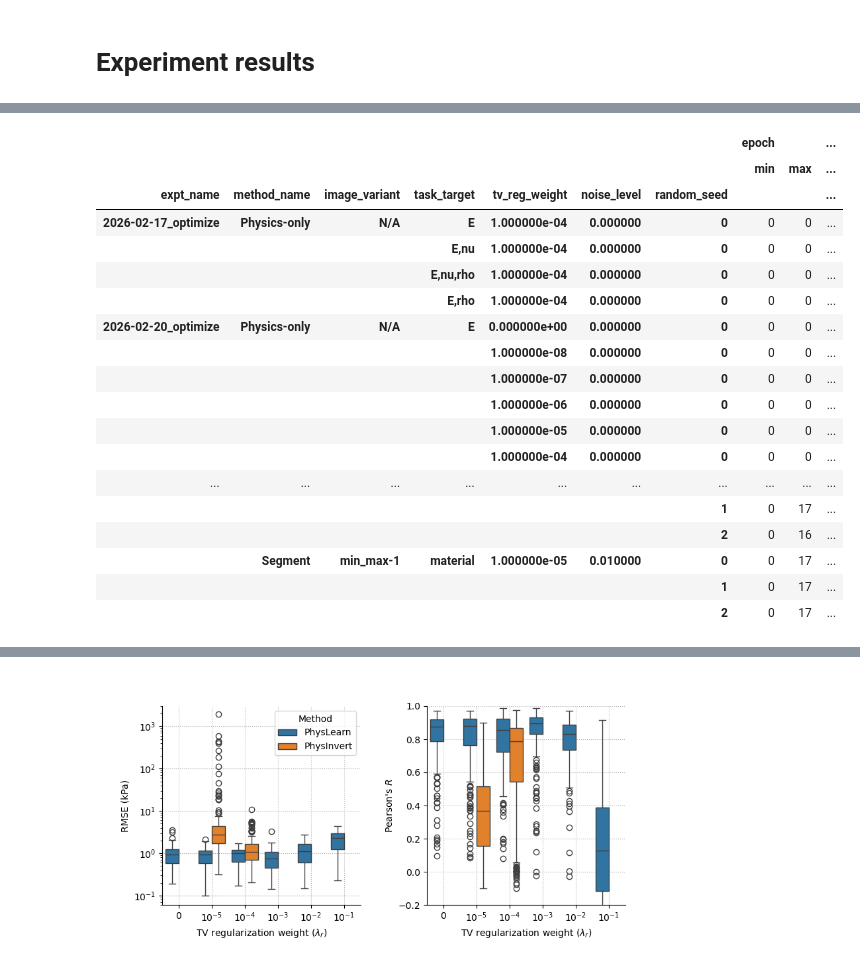
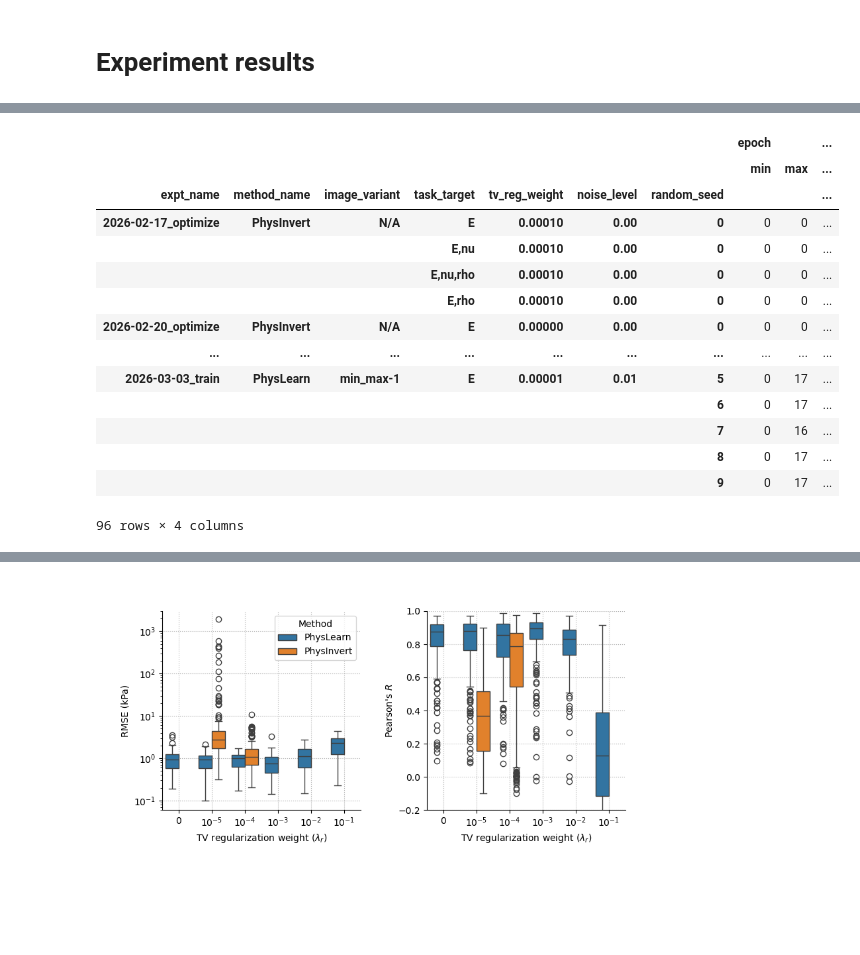
Before and after one commit to mattragoza/lung-project, a Jupyter notebook: notebooks/shapenet/32-training-experiment-new.ipynb, the cells around one changed output, grey strips where cells are left out. Saved outputs shown, nothing was run; the diff lists cells and outputs as text; code cells hidden in the pictures; blank space fills up the shorter version.

```diff
--- a/notebooks/shapenet/32-training-experiment-new.ipynb
+++ b/notebooks/shapenet/32-training-experiment-new.ipynb
@@ -326,7 +349,29 @@ Job b9560c30289c65b0: file not found
+# %%
+def reconcile_duplicates(df_old, df_new, key_cols):
+    '''
+    Merge old and new dataframes on key_cols, preferring
+    rows from df_new over df_old in case of duplicates.
+    '''
+    df_old, df_new = df_old.copy(), df_new.copy()
+    df_old['_priority'] = 0
+    df_new['_priority'] = 1 # prefer higher priority
+    return (
+        pd.concat([df_old, df_new])
+        .sort_values(key_cols + ['_priority'])
+        .drop_duplicates(subset=key_cols, keep='last')
+        .drop(columns=['_priority'])
+        .reset_index(drop=True)
+    )
+
+key_cols = ['base_dir', 'job_name', 'epoch', 'phase', 'batch']
+ex_df = reconcile_duplicates(ex_df_old, ex_df_new, key_cols)
+mat_df = reconcile_duplicates(mat_df_old, mat_df_new, key_cols + ['material'])
 # %%
 %%time
 import numpy as np
-pd.set_option('display.max_rows', 100)
+pd.set_option('display.max_rows', 80)
+
+method_order = ['PhysInvert', 'PhysLearn', 'RegressGT']
 
 def infer_method_name(row):
     t = str(row['expt_type']).lower()
@@ -335,11 +380,11 @@ def infer_method_name(row):
         if loss == 'ce':
             return 'Segment'
         elif loss == 'mse':
-            return 'Regress-GT'
+            return 'RegressGT'
         elif loss == 'sim':
-            return 'Physics-DL'
+            return 'PhysLearn'
     elif t == 'optimize':
-        return 'Physics-only'
+        return 'PhysInvert'
     return 'unknown'
 
 def standardize_columns(df):
@@ -347,6 +392,9 @@ def standardize_columns(df):
     df['expt_name'] = df['base_dir'].map(os.path.basename)
     df['expt_type'] = df['expt_name'].str.split('_').str[-1]
     df['method_name'] = df.apply(infer_method_name, axis=1)
+
+    method_map = {k: i for i, k in enumerate(method_order)}
+    df['method_order'] = df['method_name'].map(method_map.get)
 
     df['loss_type'] = df['params.loss'].mask(
         (df['expt_type'] == 'optimize') & df['params.loss'].isna(), 'sim'
@@ -362,6 +410,10 @@ def standardize_columns(df):
     df['tv_reg_weight'] = df['params.tv_reg_weight'].fillna(1e-4)
     df['random_seed'] = df['params.random_seed'].fillna(0).astype(int)
     df['noise_level'] = (10 ** -(df['params.snr_db'] / 10)).fillna(0)
+
+    df['E_vox.rmse_kpa'] = df['E_vox.rmse'] / 1000
+    df['E_vox.mean_kpa'] = df['E_vox.mean'] / 1000
+
     return df
 
 ex_df_std = standardize_columns(ex_df)
@@ -372,29 +424,31 @@ Wall time: 38.5 s
 # %%
 ex_df_std.groupby([
-    'expt_name', 'method_name', 'image_variant', 'task_target', 'tv_reg_weight', 'noise_level', 'random_seed'
+    'expt_name',
+    'method_name',
+    'image_variant',
+    'task_target',
+    'tv_reg_weight',
+    'noise_level',
+    'random_seed'
 ]).agg({
     'epoch': ['min', 'max'],
     'subject': pd.Series.nunique,
     'phase': set
 })
 # %% [output]
 |  |  |  |  |  |  |  | epoch |  | ... |
 |  |  |  |  |  |  |  | min | max | ... |
 | expt_name | method_name | image_variant | task_target | tv_reg_weight | noise_level | random_seed |  |  | ... |
-| 2026-02-17_optimize | Physics-only | N/A | E | 1.000000e-04 | 0.000000 | 0 | 0 | 0 | ... |
-|  |  |  | E,nu | 1.000000e-04 | 0.000000 | 0 | 0 | 0 | ... |
-|  |  |  | E,nu,rho | 1.000000e-04 | 0.000000 | 0 | 0 | 0 | ... |
-|  |  |  | E,rho | 1.000000e-04 | 0.000000 | 0 | 0 | 0 | ... |
-| 2026-02-20_optimize | Physics-only | N/A | E | 0.000000e+00 | 0.000000 | 0 | 0 | 0 | ... |
-|  |  |  |  | 1.000000e-08 | 0.000000 | 0 | 0 | 0 | ... |
-|  |  |  |  | 1.000000e-07 | 0.000000 | 0 | 0 | 0 | ... |
-|  |  |  |  | 1.000000e-06 | 0.000000 | 0 | 0 | 0 | ... |
-|  |  |  |  | 1.000000e-05 | 0.000000 | 0 | 0 | 0 | ... |
-|  |  |  |  | 1.000000e-04 | 0.000000 | 0 | 0 | 0 | ... |
+| 2026-02-17_optimize | PhysInvert | N/A | E | 0.00010 | 0.00 | 0 | 0 | 0 | ... |
+|  |  |  | E,nu | 0.00010 | 0.00 | 0 | 0 | 0 | ... |
+|  |  |  | E,nu,rho | 0.00010 | 0.00 | 0 | 0 | 0 | ... |
+|  |  |  | E,rho | 0.00010 | 0.00 | 0 | 0 | 0 | ... |
+| 2026-02-20_optimize | PhysInvert | N/A | E | 0.00000 | 0.00 | 0 | 0 | 0 | ... |
 | ... | ... | ... | ... | ... | ... | ... | ... | ... | ... |
-|  |  |  |  |  |  | 1 | 0 | 17 | ... |
-|  |  |  |  |  |  | 2 | 0 | 16 | ... |
-|  | Segment | min_max-1 | material | 1.000000e-05 | 0.010000 | 0 | 0 | 17 | ... |
-|  |  |  |  |  |  | 1 | 0 | 17 | ... |
-|  |  |  |  |  |  | 2 | 0 | 17 | ... |
+| 2026-03-03_train | PhysLearn | min_max-1 | E | 0.00001 | 0.01 | 5 | 0 | 17 | ... |
+|  |  |  |  |  |  | 6 | 0 | 17 | ... |
+|  |  |  |  |  |  | 7 | 0 | 16 | ... |
+|  |  |  |  |  |  | 8 | 0 | 17 | ... |
+|  |  |  |  |  |  | 9 | 0 | 17 | ... |
+96 rows × 4 columns
 # %%
```
Also changed, not shown: parts of 36 cells of this notebook, 4 other files.
